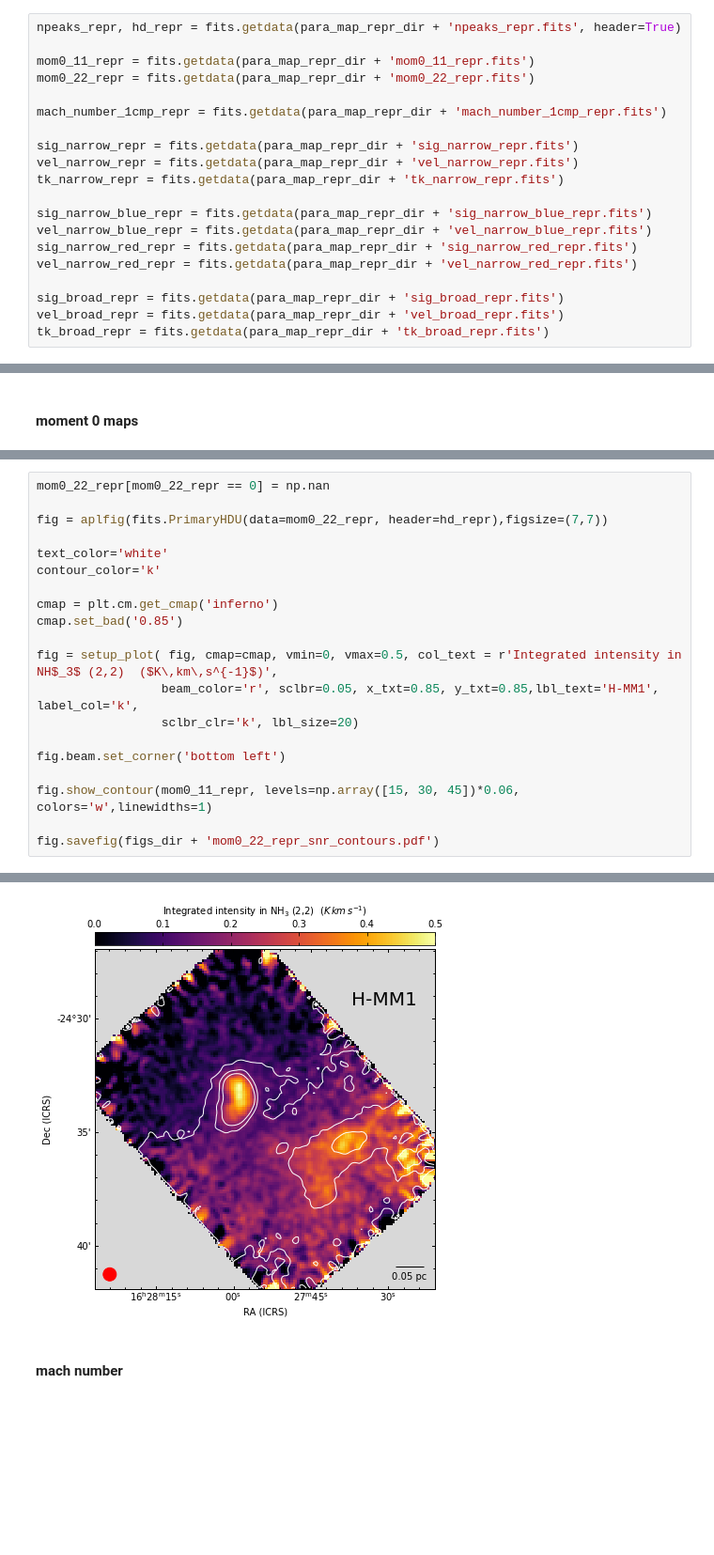
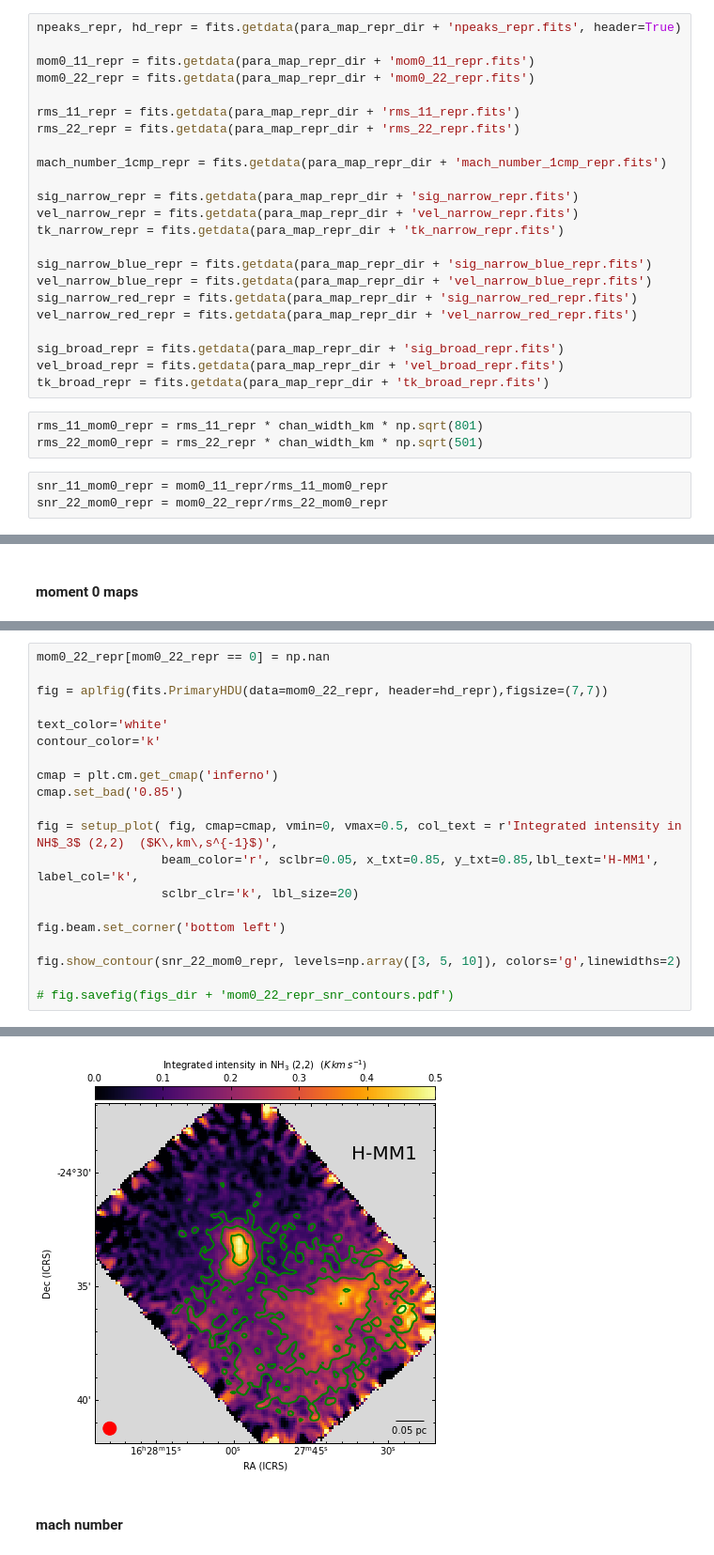
Before and after one commit to SpandanCh/H-MM1_extended_subsonic, a Jupyter notebook: make_figures.ipynb, the cells around one changed output, grey strips where cells are left out. Shown at 94% size. Drawn from its saved outputs; the diff is of its cells as text; blank space fills up the shorter version.

Commit message:
corrected snr contours

```diff
--- a/make_figures.ipynb
+++ b/make_figures.ipynb
@@ -296,6 +312,9 @@ npeaks_repr, hd_repr = fits.getdata(para_map_repr_dir + 'npeaks_repr.fits', head
 
 mom0_11_repr = fits.getdata(para_map_repr_dir + 'mom0_11_repr.fits')
 mom0_22_repr = fits.getdata(para_map_repr_dir + 'mom0_22_repr.fits')
+
+rms_11_repr = fits.getdata(para_map_repr_dir + 'rms_11_repr.fits')
+rms_22_repr = fits.getdata(para_map_repr_dir + 'rms_22_repr.fits')
 
 mach_number_1cmp_repr = fits.getdata(para_map_repr_dir + 'mach_number_1cmp_repr.fits')
 
@@ -311,6 +330,12 @@ vel_narrow_red_repr = fits.getdata(para_map_repr_dir + 'vel_narrow_red_repr.fits
 sig_broad_repr = fits.getdata(para_map_repr_dir + 'sig_broad_repr.fits')
 vel_broad_repr = fits.getdata(para_map_repr_dir + 'vel_broad_repr.fits')
 tk_broad_repr = fits.getdata(para_map_repr_dir + 'tk_broad_repr.fits')
+# %%
+rms_11_mom0_repr = rms_11_repr * chan_width_km * np.sqrt(801)
+rms_22_mom0_repr = rms_22_repr * chan_width_km * np.sqrt(501)
+# %%
+snr_11_mom0_repr = mom0_11_repr/rms_11_mom0_repr
+snr_22_mom0_repr = mom0_22_repr/rms_22_mom0_repr
 # %% [markdown]
 ### make figures for reprojected parameter map
 # %%
@@ -404,27 +430,27 @@ WARNING: No WCS information found in header - using pixel coordinates [aplpy.hea
 # %%
 mom0_22_repr[mom0_22_repr == 0] = np.nan
 
 fig = aplfig(fits.PrimaryHDU(data=mom0_22_repr, header=hd_repr),figsize=(7,7))
 
 text_color='white'
 contour_color='k'
 
 cmap = plt.cm.get_cmap('inferno')
 cmap.set_bad('0.85')
 
 fig = setup_plot( fig, cmap=cmap, vmin=0, vmax=0.5, col_text = r'Integrated intensity in NH$_3$ (2,2)  ($K\,km\,s^{-1}$)',
                  beam_color='r', sclbr=0.05, x_txt=0.85, y_txt=0.85,lbl_text='H-MM1', label_col='k',
                  sclbr_clr='k', lbl_size=20)
 
 fig.beam.set_corner('bottom left')
 
-fig.show_contour(mom0_11_repr, levels=np.array([15, 30, 45])*0.06, colors='w',linewidths=1)
+fig.show_contour(snr_22_mom0_repr, levels=np.array([3, 5, 10]), colors='g',linewidths=2)
 
-fig.savefig(figs_dir + 'mom0_22_repr_snr_contours.pdf')
+# fig.savefig(figs_dir + 'mom0_22_repr_snr_contours.pdf')
 # %% [output]
 WARNING: No WCS information found in header - using pixel coordinates [aplpy.header]
 INFO: Auto-setting resolution to 29.7915 dpi [aplpy.core]
-[figure, old version]
+[figure, new version]
 # %% [markdown]
 #### mach number
 # %%
```
Also changed, not shown: parts of 15 cells of this notebook, 4 other files.
